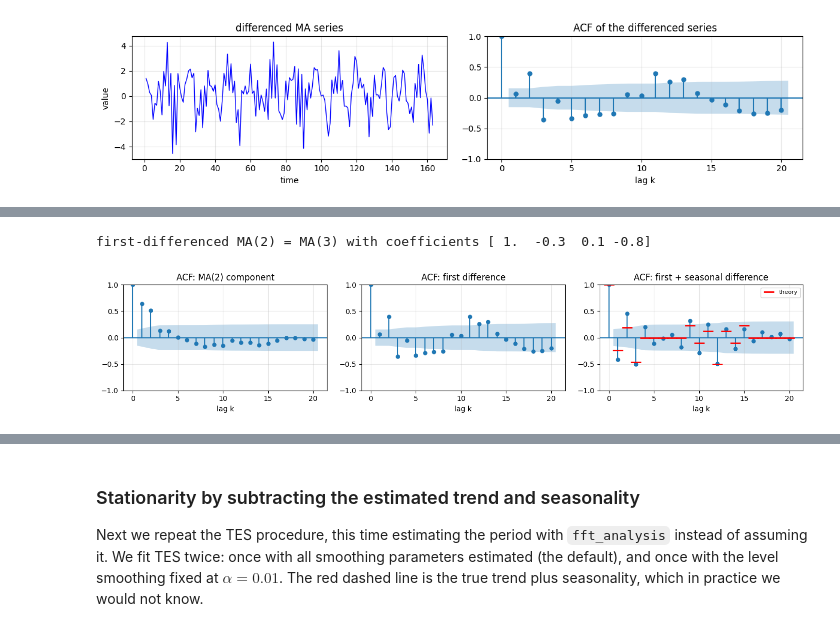
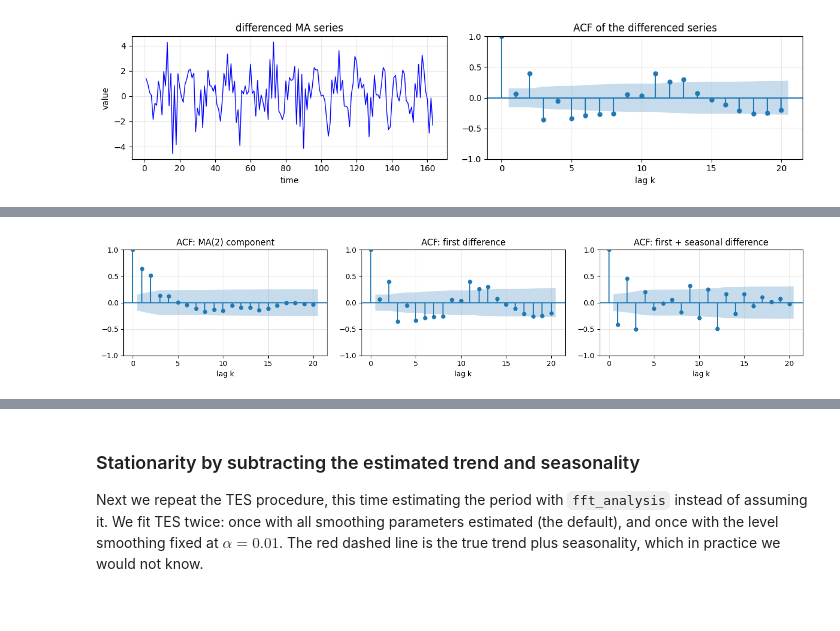
Before and after one commit to GangGavinLi/Time-Series-Forecasting, a Jupyter notebook: 10_Forecasting_AR_MA/10_Forecasting_AR_MA.ipynb, the cells around one changed output, grey strips where cells are left out. Saved outputs shown, nothing was run; the diff lists cells and outputs as text; code cells hidden in the pictures.

```diff
--- a/10_Forecasting_AR_MA/10_Forecasting_AR_MA.ipynb
+++ b/10_Forecasting_AR_MA/10_Forecasting_AR_MA.ipynb
@@ -630,19 +595,13 @@ and mark on the last panel the theoretical ACF of the MA(2) filtered by $(1-B)(1
 # %%
 diff_diff_ma = diff_ma[12:] - diff_ma[:-12]
-
-ma_after_differencing = np.convolve(ma_from_differencing, [1.0, 0.7, 0.8])   # (1 - B)(1 - B^12)(1 + 0.7B + 0.8B^2)
-over_differenced_ma = ArmaProcess(ar=[1.0], ma=ma_after_differencing)
-print("first-differenced MA(2) = MA(3) with coefficients", np.convolve(first_diff, [1.0, 0.7, 0.8]))
 
 fig, axes = plt.subplots(1, 3, figsize=(14, 3))
 plot_acf(ma_data[:n_train], lags=20, ax=axes[0], title="ACF: MA(2) component")
 plot_acf(diff_ma, lags=20, ax=axes[1], title="ACF: first difference")
 plot_acf(diff_diff_ma, lags=20, ax=axes[2], title="ACF: first + seasonal difference")
-theory_marks(axes[2], over_differenced_ma.acf(21))
 for ax in axes:
     ax.set_xlabel("lag k"); ax.grid(alpha=0.3)
 plt.tight_layout(); plt.show()
 # %% [output]
-first-differenced MA(2) = MA(3) with coefficients [ 1.  -0.3  0.1 -0.8]
-[figure, old version]
+[figure, new version]
 # %% [markdown]
```
Also changed, not shown: parts of 13 cells of this notebook.
